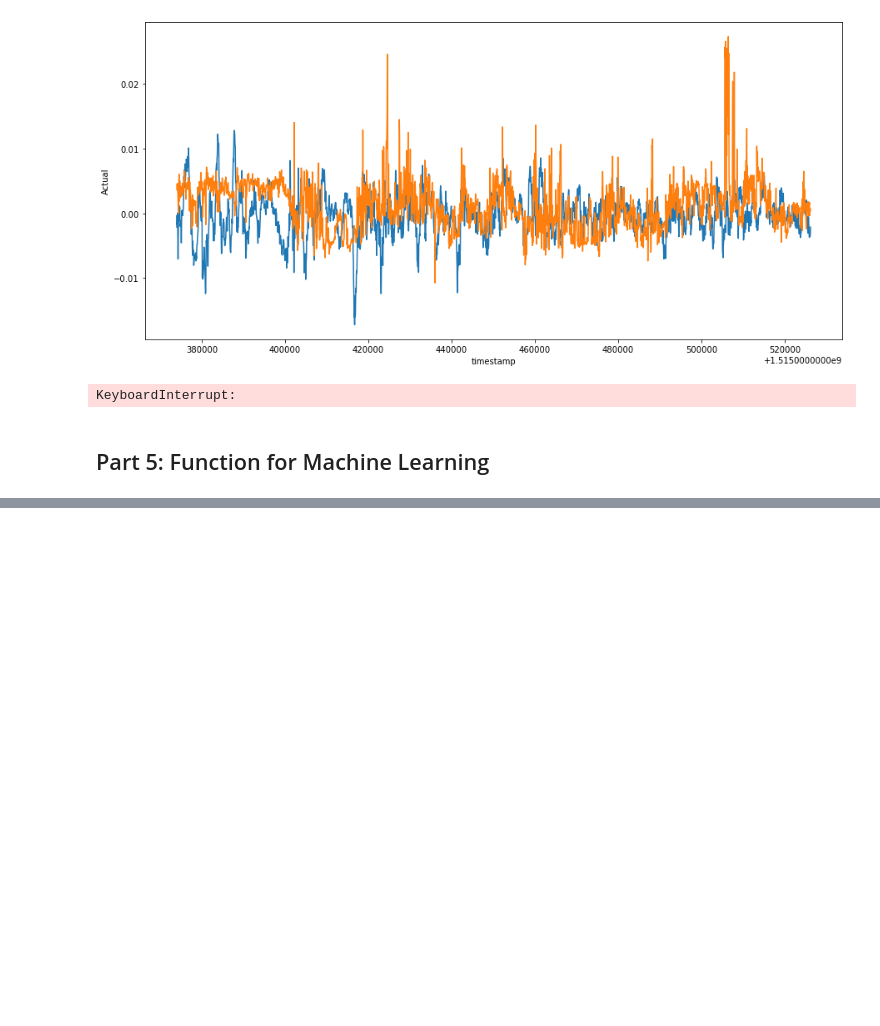
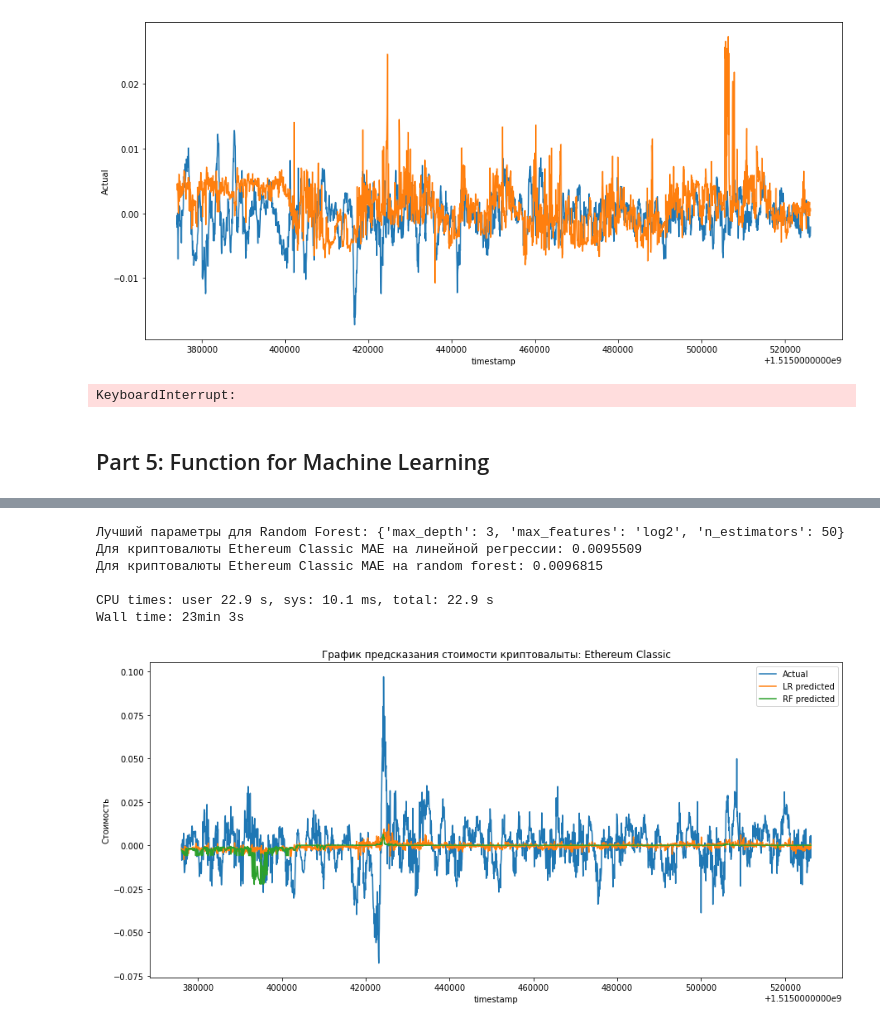
Before and after one commit to paskag/G_Research_Crypto_Forecast, a Jupyter notebook: machine_learning/G-Research_Crypto_Forecast.ipynb, the cells around one changed output, grey strips where cells are left out. Drawn from its saved outputs; the diff is of its cells as text; code cells hidden in the pictures; blank space fills up the shorter version.

```diff
--- a/machine_learning/G-Research_Crypto_Forecast.ipynb
+++ b/machine_learning/G-Research_Crypto_Forecast.ipynb
@@ -785,0 +819,11 @@ Wall time: 20min 4s
+# %%
+%%time
+ml_crypto("Ethereum Classic")
+# %% [output]
+Лучший параметры для Random Forest: {'max_depth': 3, 'max_features': 'log2', 'n_estimators': 50}
+Для криптовалюты Ethereum Classic MAE на линейной регрессии: 0.0095509
+Для криптовалюты Ethereum Classic MAE на random forest: 0.0096815
+
+CPU times: user 22.9 s, sys: 10.1 ms, total: 22.9 s
+Wall time: 23min 3s
+[figure, added]
```
Also changed, not shown: parts of 15 cells of this notebook, 5 other files.
